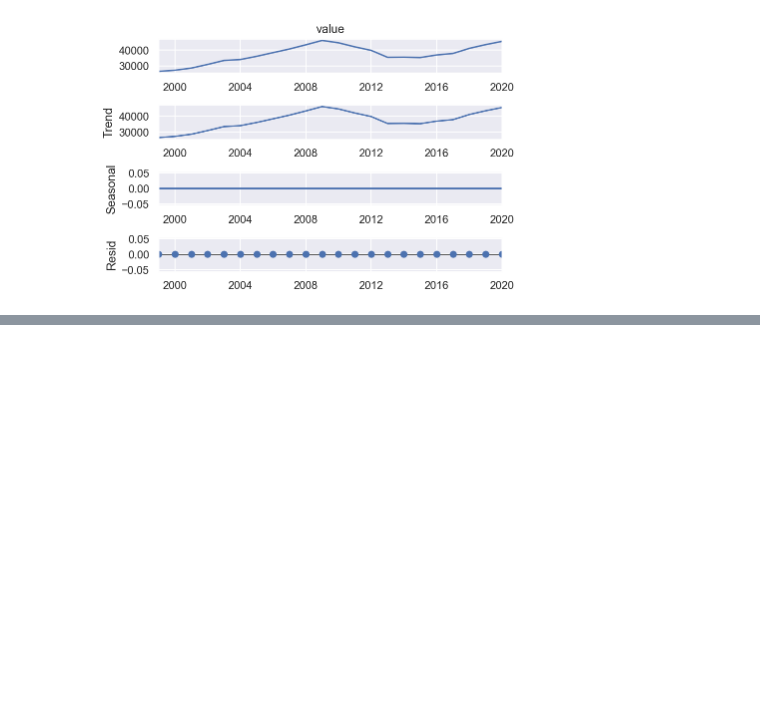
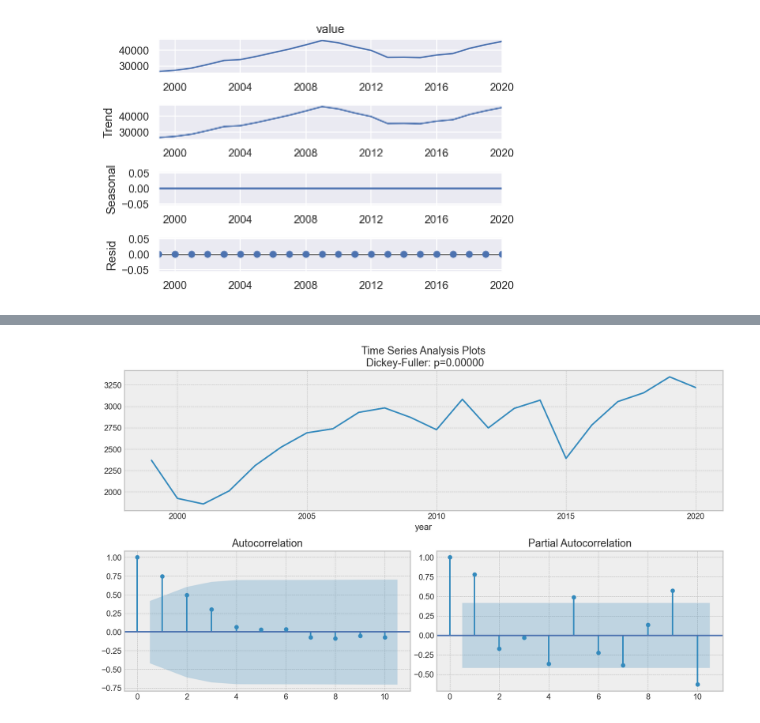
Before and after one commit to mattcoget/Final-Project, a Jupyter notebook: Modelling.ipynb, the cells around one changed output, grey strips where cells are left out. Saved outputs shown, nothing was run; the diff lists cells and outputs as text; code cells hidden in the pictures; blank space fills up the shorter version.

```diff
--- a/Modelling.ipynb
+++ b/Modelling.ipynb
@@ -490,0 +518,2 @@ def optimizeSARIMA(parameters_list, d, D, s):
+# %%
+budget_france=budget[budget.country=='France']
@@ -490,0 +536,6 @@ def optimizeSARIMA(parameters_list, d, D, s):
+# %%
+budget_france_grouped=budget_france.groupby('year').sum()
+# %%
+tsplot(budget_france_grouped.value, lags=10)
+# %% [output]
+[figure, added]
```
Also changed, not shown: parts of 45 cells of this notebook, 3 other files.
